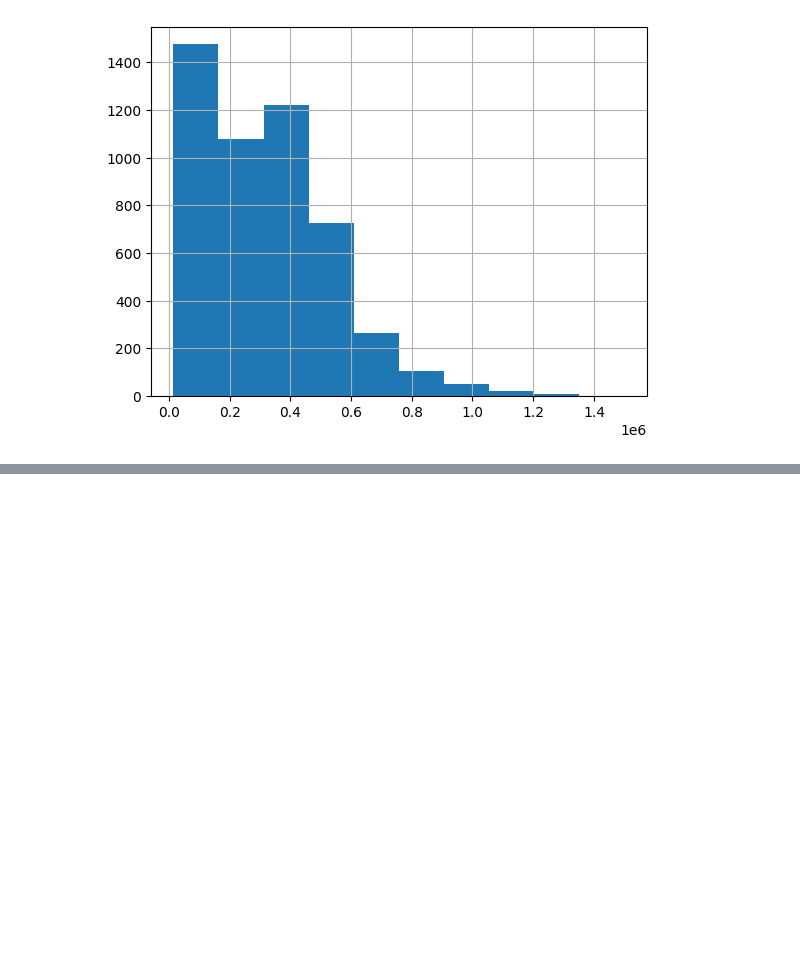
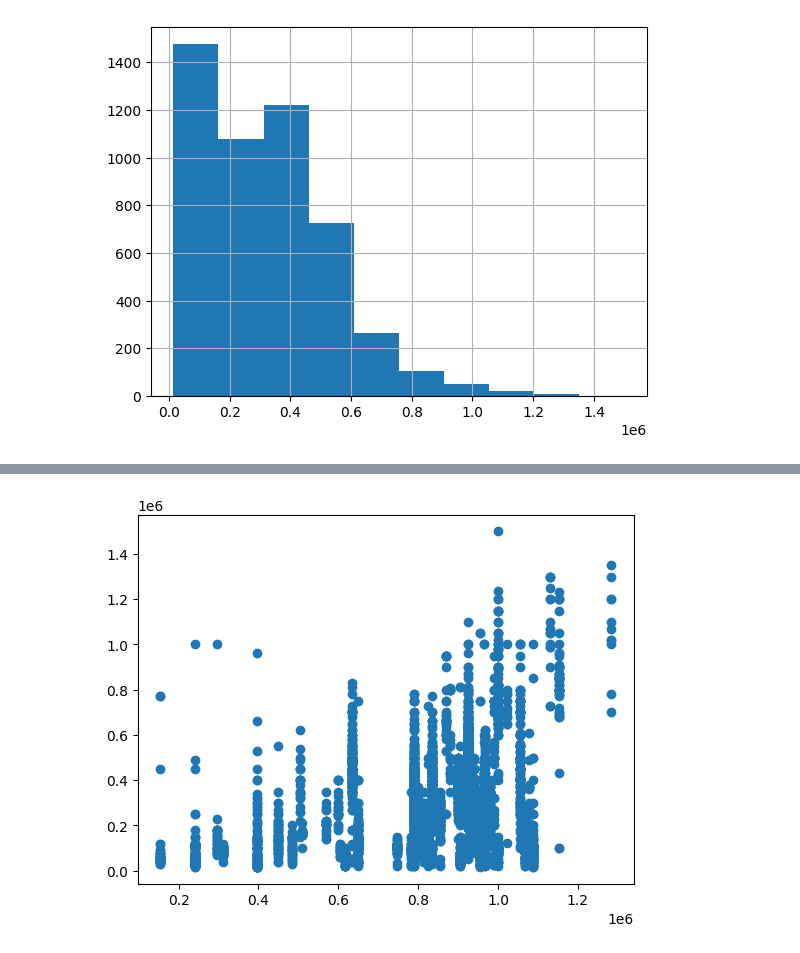
Before and after one commit to leekyuyoung202306/PYTHON, a Jupyter notebook: 12주차/[12주차]데이터분석04.ipynb, the cells around one changed output, grey strips where cells are left out. Cells and saved outputs as stored; diff of their text form; code cells hidden in the pictures; blank space fills up the shorter version.

```diff
--- a/12주차/[12주차]데이터분석04.ipynb
+++ b/12주차/[12주차]데이터분석04.ipynb
@@ -89,0 +96,6 @@ df_price_moel_z_score.hist()
+# %%
+# 출고가와 중고거래가격의 상관관계
+plt.scatter(df['factory_price'], df['price'])
+plt.show()
+# %% [output]
+[figure, added]
```
Also changed, not shown: parts of 11 cells of this notebook.
